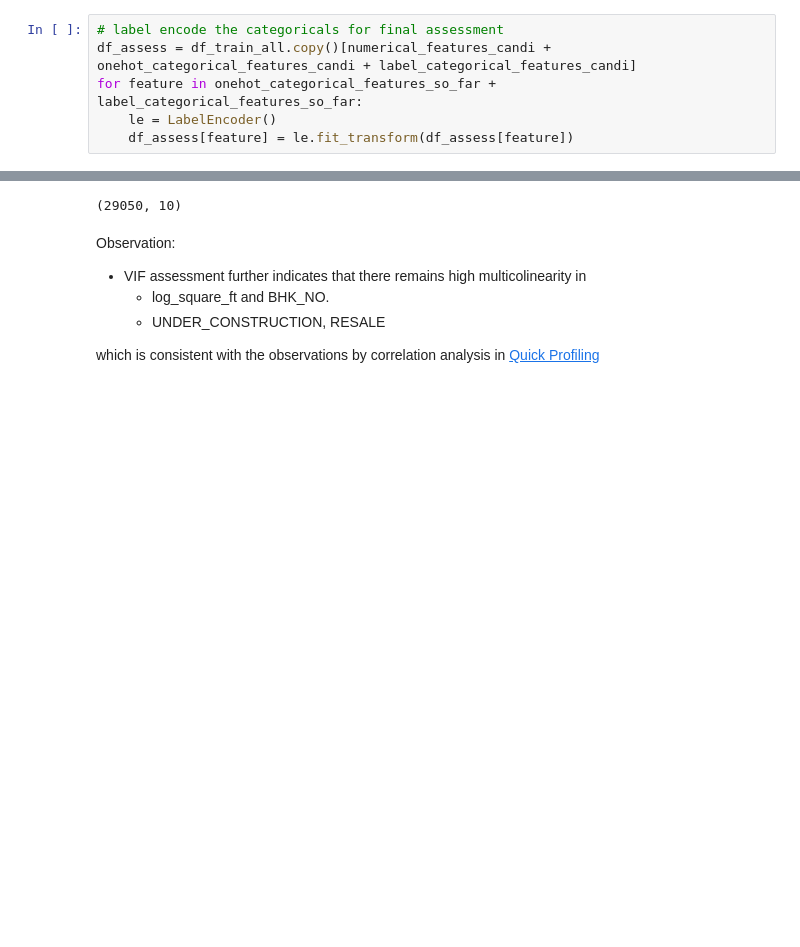
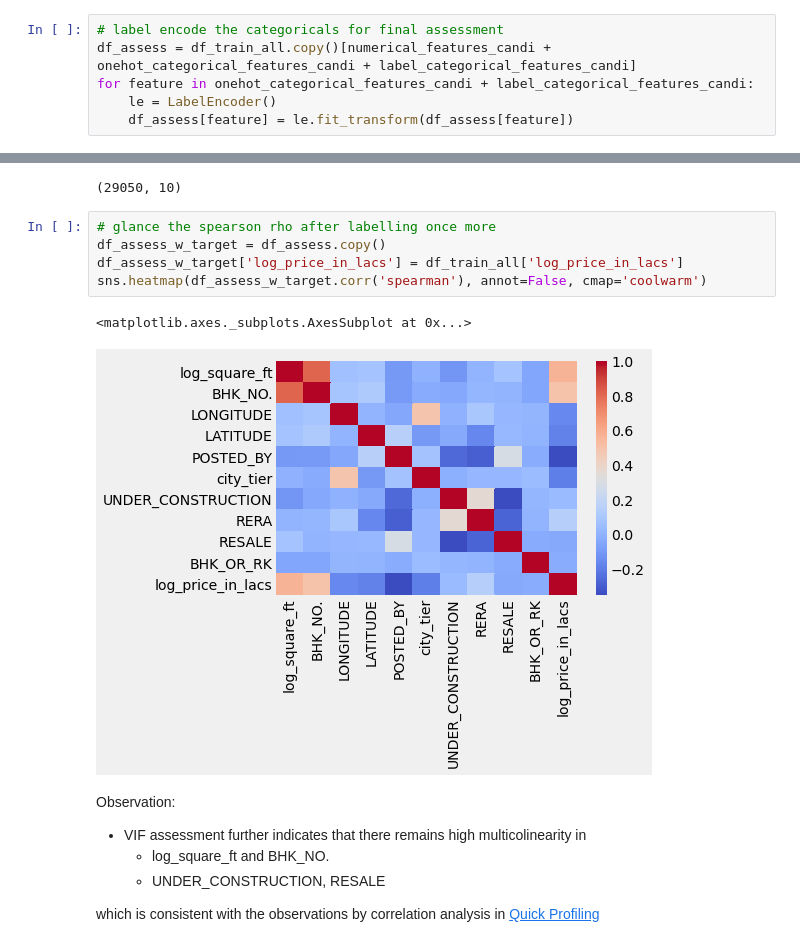
Before and after one commit to yikeqicn/india_house_prices, a Jupyter notebook: India_house_price_predictions.ipynb, the cells around one changed output, grey strips where cells are left out. Cells and saved outputs as stored; diff of their text form; blank space fills up the shorter version.

```diff
--- a/India_house_price_predictions.ipynb
+++ b/India_house_price_predictions.ipynb
@@ -362,7 +364,7 @@ label_categorical_features_candi = ['UNDER_CONSTRUCTION', 'RERA', 'RESALE', 'BHK
 # %%
 # label encode the categoricals for final assessment
 df_assess = df_train_all.copy()[numerical_features_candi + onehot_categorical_features_candi + label_categorical_features_candi]
-for feature in onehot_categorical_features_so_far + label_categorical_features_so_far:
+for feature in onehot_categorical_features_candi + label_categorical_features_candi:
     le = LabelEncoder()
     df_assess[feature] = le.fit_transform(df_assess[feature])
 # %% [markdown]
@@ -405,6 +407,14 @@ sum(df_assess['UNDER_CONSTRUCTION'] + df_assess['RESALE'])
 df_assess.shape
 # %% [output]
 (29050, 10)
+# %%
+# glance the spearson rho after labelling once more
+df_assess_w_target = df_assess.copy()
+df_assess_w_target['log_price_in_lacs'] = df_train_all['log_price_in_lacs']
+sns.heatmap(df_assess_w_target.corr('spearman'), annot=False, cmap='coolwarm')
+# %% [output]
+<matplotlib.axes._subplots.AxesSubplot at 0x...>
+[figure, added]
 # %% [markdown]
 Observation:
 - VIF assessment further indicates that there remains high multicolinearity in
```
Also changed, not shown: parts of 3 cells of this notebook, 1 other file.
